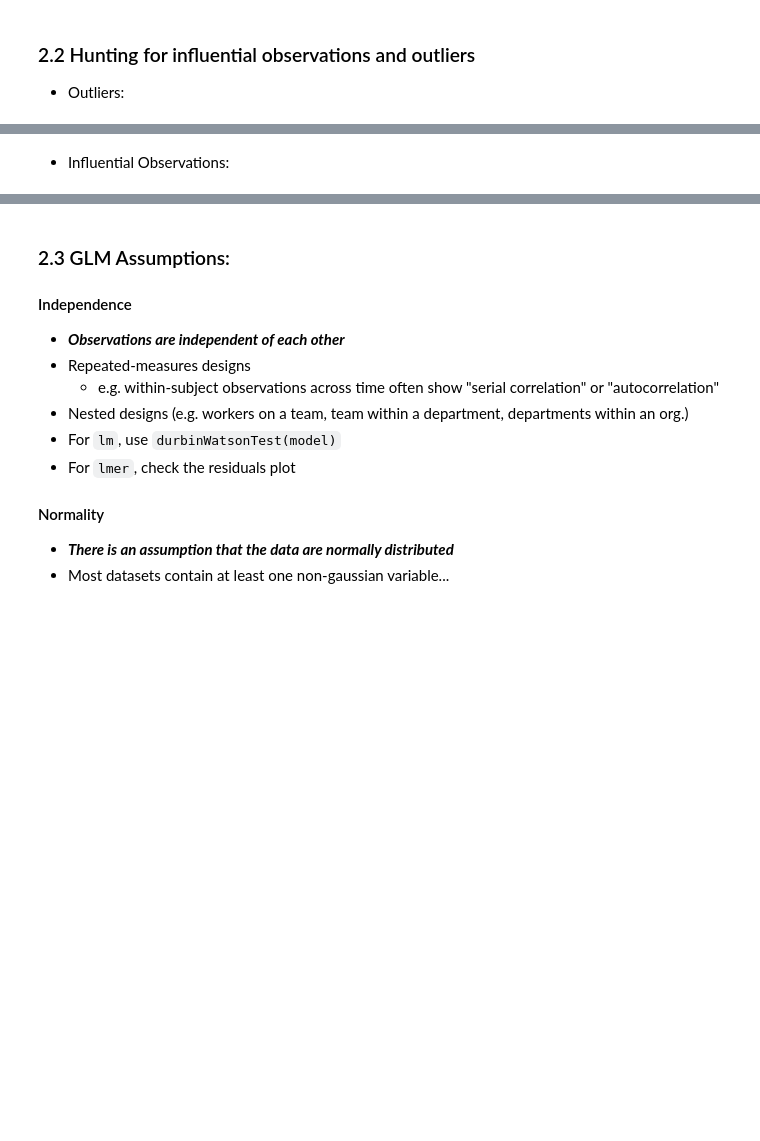
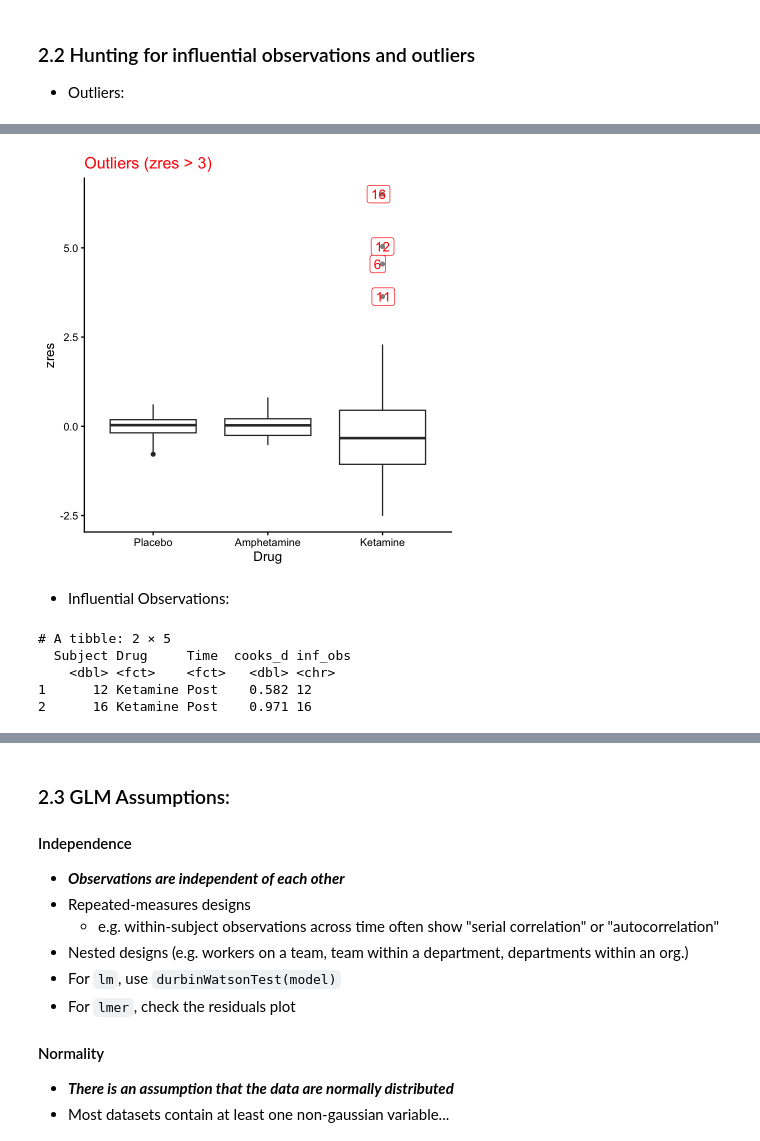
Before and after one commit to JeremyHogeveen/dspn_spring2026_github, a Jupyter notebook: code/dspn_spring2026_week12_04092026.ipynb, the cells around one changed output, grey strips where cells are left out. Drawn from its saved outputs; the diff is of its cells as text; code cells hidden in the pictures; blank space fills up the shorter version.

```diff
--- a/code/dspn_spring2026_week12_04092026.ipynb
+++ b/code/dspn_spring2026_week12_04092026.ipynb
@@ -158,3 +178,10 @@ dbl (3): Subject, Change, HAMD
 ### 2.2 Hunting for influential observations and outliers
 
 * Outliers:
+# %%
+df_outliers <- df_bad %>%
+    mutate(zres = as.numeric(scale(resid(m_lmm_baddata))),
+           outliers = ifelse(abs(zres) >= 3, as.character(Subject),"")) %>%
+    select(Subject, Drug, zres, outliers)
+
+print(df_outliers %>% filter(outliers != ""))
@@ -161,2 +196,30 @@ dbl (3): Subject, Change, HAMD
+# %%
+dodge <- position_jitterdodge(jitter.width = 0.2, dodge.width = 0.6)
+
+# plotting the zres
+p_outliers <- ggplot(df_outliers, aes ( x = Drug, y = zres)) +
+    geom_boxplot() +
+    geom_label( data  = filter(df_outliers, outliers != ""),
+               aes(label = outliers),
+               color = "red", fill = "white", position = dodge, alpha = 0.4) +
+    theme_classic(base_size = 16) +
+    ggtitle("Outliers (zres > 3)") +
+    theme(plot.title = element_text( color = "red"))
+p_outliers
+# %% [output]
+[figure, added]
 # %% [markdown]
 * Influential Observations:
+# %%
+df_influence <- df %>% # sub hatvalues (>2 h bar) for cooks.distance if continuous
+    mutate(cooks_d = cooks.distance(m_lmm_baddata),
+           inf_obs = ifelse(cooks_d > 0.5, as.character(Subject), "")) %>%
+    select(Subject, Drug, Time, cooks_d, inf_obs)
+
+print(df_influence %>% filter(inf_obs != ""))
+# %% [output]
+# A tibble: 2 × 5
+  Subject Drug     Time  cooks_d inf_obs
+    <dbl> <fct>    <fct>   <dbl> <chr>
+1      12 Ketamine Post    0.582 12
+2      16 Ketamine Post    0.971 16
```
Also changed, not shown: parts of 14 cells of this notebook, 1 other file.
